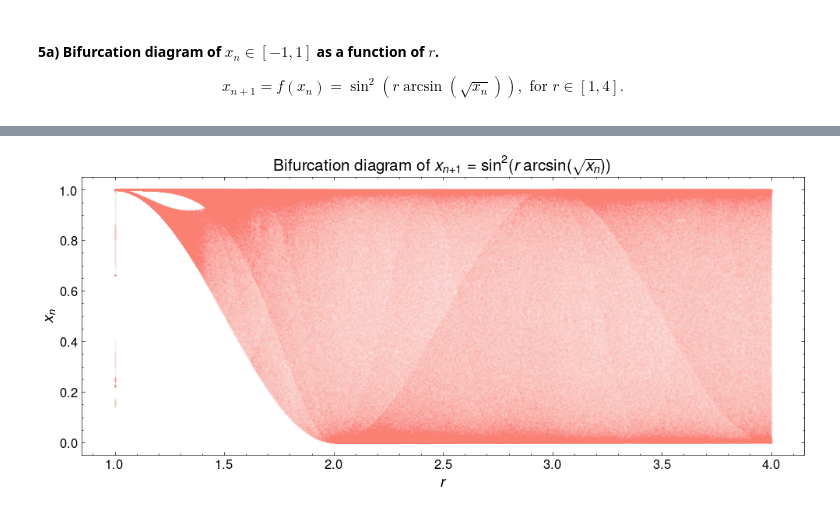
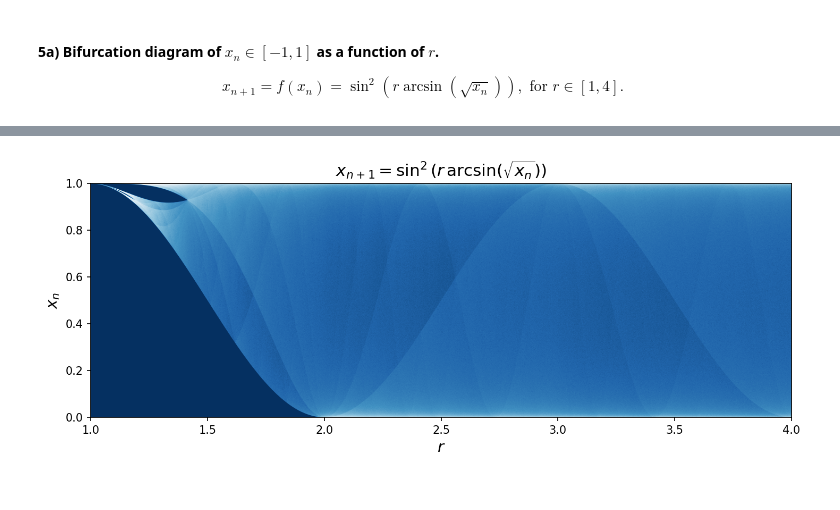
Before and after one commit to whyyorlantaken/Dynamical-Systems-Coursework, a Jupyter notebook: Take-home-1/code/notebook01.ipynb, the cells around one changed output, grey strips where cells are left out. Saved outputs shown, nothing was run; the diff lists cells and outputs as text; code cells hidden in the pictures.

```diff
--- a/Take-home-1/code/notebook01.ipynb
+++ b/Take-home-1/code/notebook01.ipynb
@@ -147,12 +113,0 @@ def bifurcation_diagram(r_min = 1.0,
-# %%
-# Set limits
-r_min, r_max = 1.0, 4.0
-
-# Generate bifurcation diagram
-r_values, x_values = bifurcation_diagram(
-    r_min = r_min,
-    r_max = r_max,
-    r_steps = 20000,
-    iterations = 600,
-    last_n = 150
-)
@@ -158,0 +157,10 @@ r_values, x_values = bifurcation_diagram(
+# %%
+# Call
+hist, r_values = bifurcation(
+    r_min = 1.0,
+    r_max = 4.0,
+    width = 15000,
+    height= 15000//4,
+    transient = 1000,
+    numtoplot = 10000
+)
@@ -159,16 +185,18 @@ r_values, x_values = bifurcation_diagram(
 # %%
-# Plotting
-plt.figure(figsize=(10, 4.5))
-plt.scatter(r_values, x_values, s = 0.05, c = 'salmon', alpha = 0.07, marker = '.')
-plt.title("Bifurcation diagram of " + r"$x_{n+1} = \sin^2(r\arcsin(\sqrt{x_n}))$", fontsize=15)
+# Plot
+plt.figure(figsize=(12, 4), dpi=150)
 
+# Histogram
+plt.imshow(np.log(hist+1), cmap='RdBu_r', extent=[1.0, 4.0, 0.0, 1.0])
+
+# Labels
+plt.title(r"$x_{n+1} = \sin^2(r\,\arcsin(\sqrt{x_n}))$", fontsize=15)
 plt.xlabel(r'$r$', fontsize=14)
 plt.ylabel(r'$x_n$', fontsize=14)
-plt.tick_params(axis='both', labelsize=12)
+plt.tick_params(axis='both', labelsize=10)
+
 plt.tight_layout()
-
-#plt.savefig("5a.pdf", dpi=300, bbox_inches='tight')
-
+plt.savefig("5a[1-4].pdf", dpi=200, bbox_inches='tight')
 plt.show()
 # %% [output]
-[figure, old version]
+[figure, new version]
```
Also changed, not shown: parts of 4 cells of this notebook, 3 other files.
